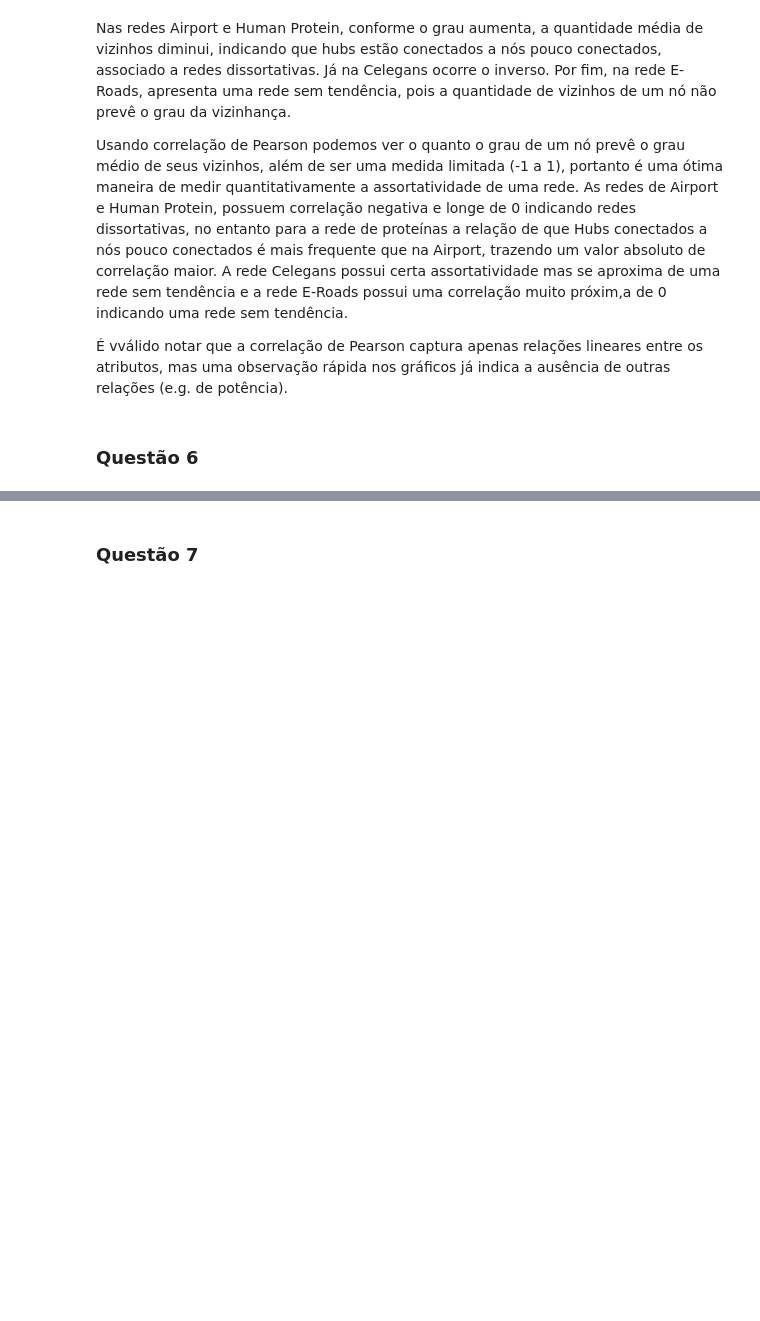
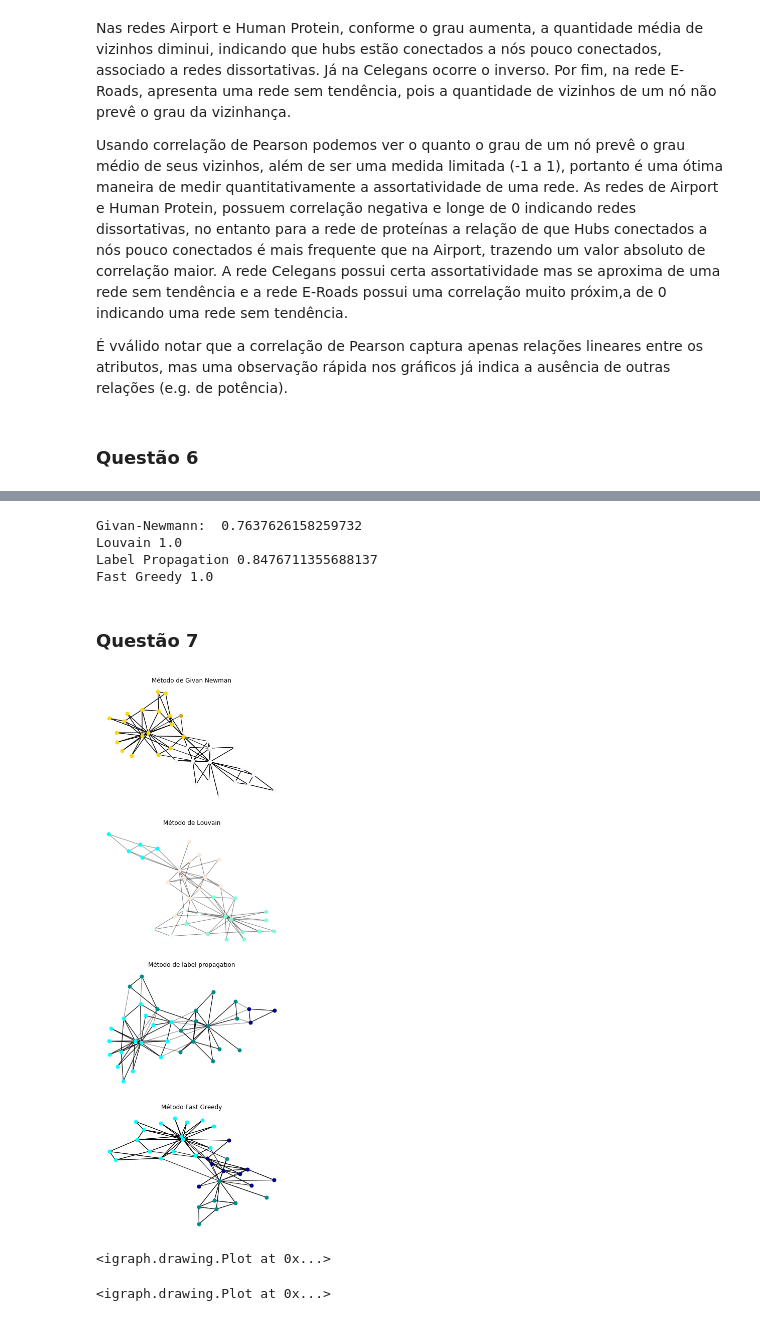
Before and after one commit to guimilan/redes_complexas, a Jupyter notebook: Lista2.ipynb, the cells around one changed output, grey strips where cells are left out. Drawn from its saved outputs; the diff is of its cells as text; code cells hidden in the pictures; blank space fills up the shorter version.

```diff
--- a/Lista2.ipynb
+++ b/Lista2.ipynb
@@ -538,8 +625,37 @@ AttributeError: module 'networkx.algorithms.community' has no attribute 'best_pa
+# %%
+#comms_df = df.copy()
+#print(comms_df[comms_df['Givan-Newmann'] == 0][['Target','Givan-Newmann']])
+print('Givan-Newmann: ', nmi(df['Target'], df['Givan-Newmann']));
+print('Louvain', nmi(df['Target'], df['Louvain']));
+print('Label Propagation', nmi(df['Target'], df['Label Propagation']));
+print('Fast Greedy', nmi(df['Target'], df['Fast Greedy']));
+# %% [output]
+Givan-Newmann:  0.7637626158259732
+Louvain 1.0
+Label Propagation 0.8476711355688137
+Fast Greedy 1.0
 # %% [markdown]
 ### Questão 7
 # %%
-fig, axis = plt.subplots(1,3, figsize=(8,8))
+fig, axis = plt.subplots(4,1, figsize=(4, 20))
 plt.subplots_adjust(right=1.4)
-plot_givan_newman(karate, k=2, ax=axis[0])
-plot_louvain(karate, axis[1])
-plot_label_prop(karate, axis[2])
+plot_givan_newman(karate, k=2, ax=axis[0]);
+plot_louvain(karate, axis[1]);
+plot_label_prop(karate, axis[2]);
+plot_fast_greedy(karate, axis[3]);
+# %% [output]
+[figure, added]
+# %%
+nx.write_edgelist(karate, 'ex7', data=False)
+ig_karate = igraph.Graph.Read_Edgelist('ex7', directed=False)
+ig_layout = ig_karate.layout('fr')
+igraph.plot(ig_karate, layout=ig_layout)
+
+print('Método d')
+igraph.plot(ig_karate.community_spinglass(), bbox=[0,0,400,400])
+# %% [output]
+<igraph.drawing.Plot at 0x...>
+# %%
+igraph.plot(ig_karate.community_infomap())
+# %% [output]
+<igraph.drawing.Plot at 0x...>
```
Also changed, not shown: parts of 6 cells of this notebook.
